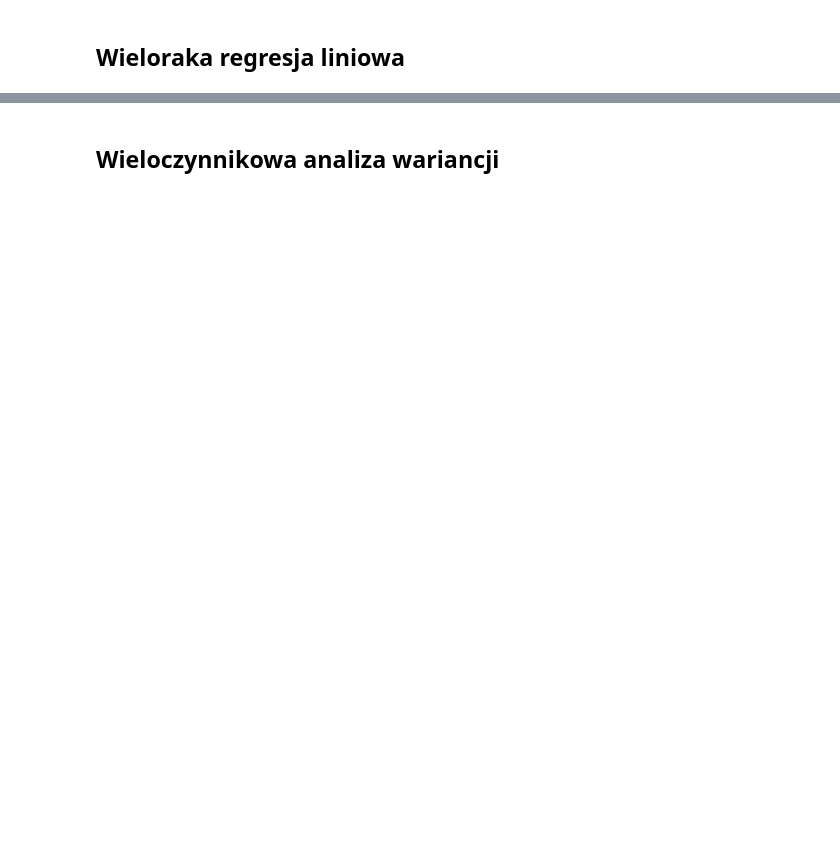
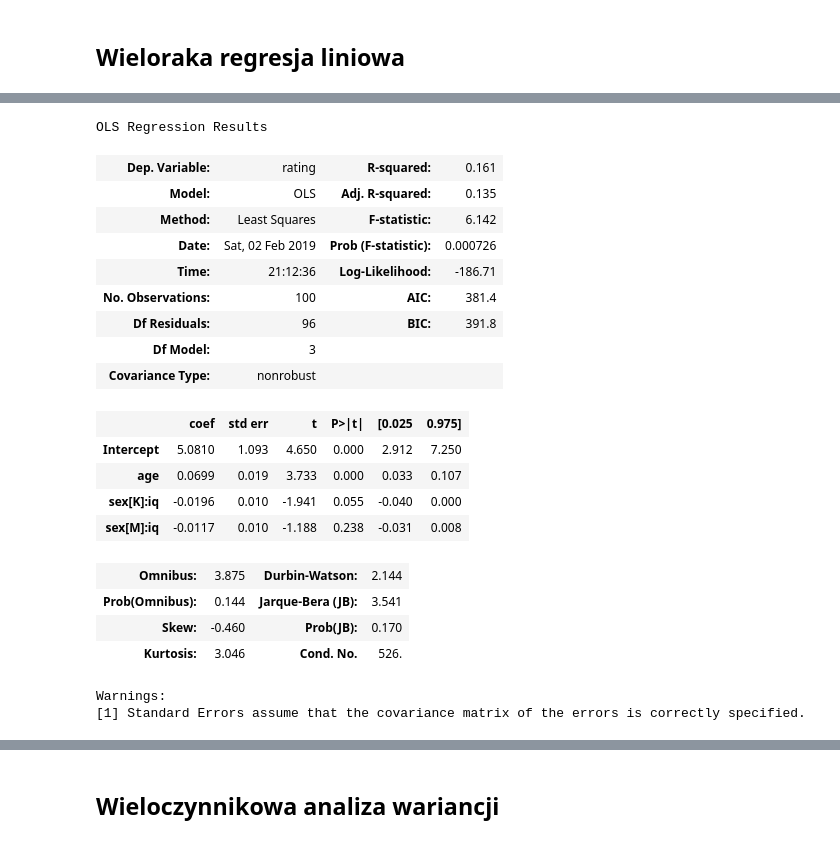
Before and after one commit to PanBartosz/semexp, a Jupyter notebook: 06_Statystyczne_testowanie_hipotez/03. Testy statystyczne. Część III.ipynb, the cells around one changed output, grey strips where cells are left out. Cells and saved outputs as stored; diff of their text form; code cells hidden in the pictures; blank space fills up the shorter version.

```diff
--- a/06_Statystyczne_testowanie_hipotez/03. Testy statystyczne. Część III.ipynb
+++ b/06_Statystyczne_testowanie_hipotez/03. Testy statystyczne. Część III.ipynb
@@ -50,0 +101,24 @@ pg.regression.linear_regression(y = data['rating'], X = data['age'])
+# %%
+smf.ols('rating ~ age + sex:iq', data = data).fit().summary() # predyktor1:predyktor2 oznacza interakcję między nimi
+# %% [output]
+OLS Regression Results
+| Dep. Variable: | rating | R-squared: | 0.161 |
+| Model: | OLS | Adj. R-squared: | 0.135 |
+| Method: | Least Squares | F-statistic: | 6.142 |
+| Date: | Sat, 02 Feb 2019 | Prob (F-statistic): | 0.000726 |
+| Time: | 21:12:36 | Log-Likelihood: | -186.71 |
+| No. Observations: | 100 | AIC: | 381.4 |
+| Df Residuals: | 96 | BIC: | 391.8 |
+| Df Model: | 3 |  |  |
+| Covariance Type: | nonrobust |  |  |
+|  | coef | std err | t | P>|t| | [0.025 | 0.975] |
+| Intercept | 5.0810 | 1.093 | 4.650 | 0.000 | 2.912 | 7.250 |
+| age | 0.0699 | 0.019 | 3.733 | 0.000 | 0.033 | 0.107 |
+| sex[K]:iq | -0.0196 | 0.010 | -1.941 | 0.055 | -0.040 | 0.000 |
+| sex[M]:iq | -0.0117 | 0.010 | -1.188 | 0.238 | -0.031 | 0.008 |
+| Omnibus: | 3.875 | Durbin-Watson: | 2.144 |
+| Prob(Omnibus): | 0.144 | Jarque-Bera (JB): | 3.541 |
+| Skew: | -0.460 | Prob(JB): | 0.170 |
+| Kurtosis: | 3.046 | Cond. No. | 526. |
+Warnings:
+[1] Standard Errors assume that the covariance matrix of the errors is correctly specified.
```
Also changed, not shown: parts of 33 cells of this notebook, 28 other files.
